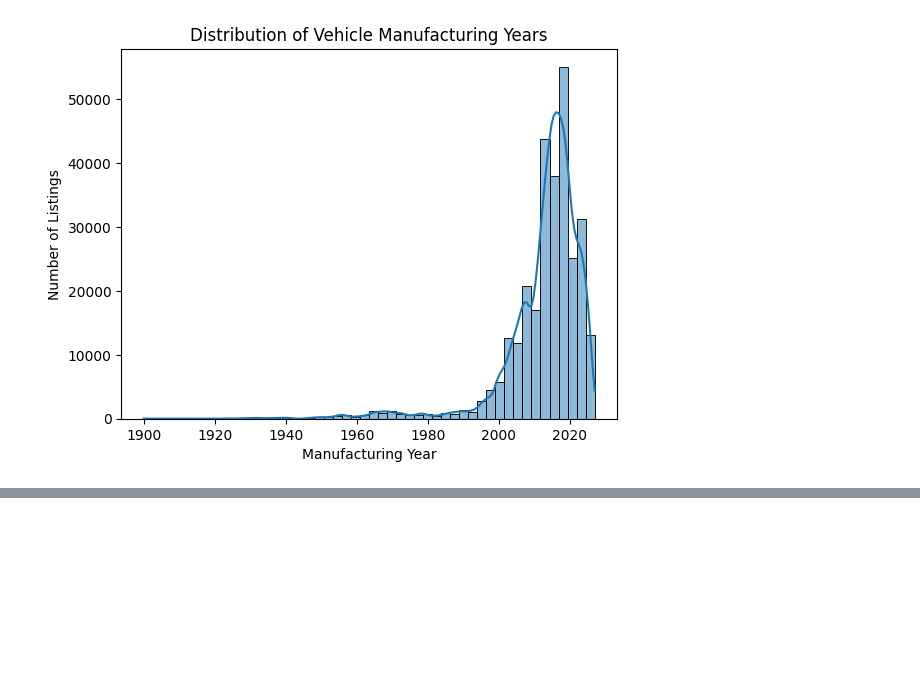
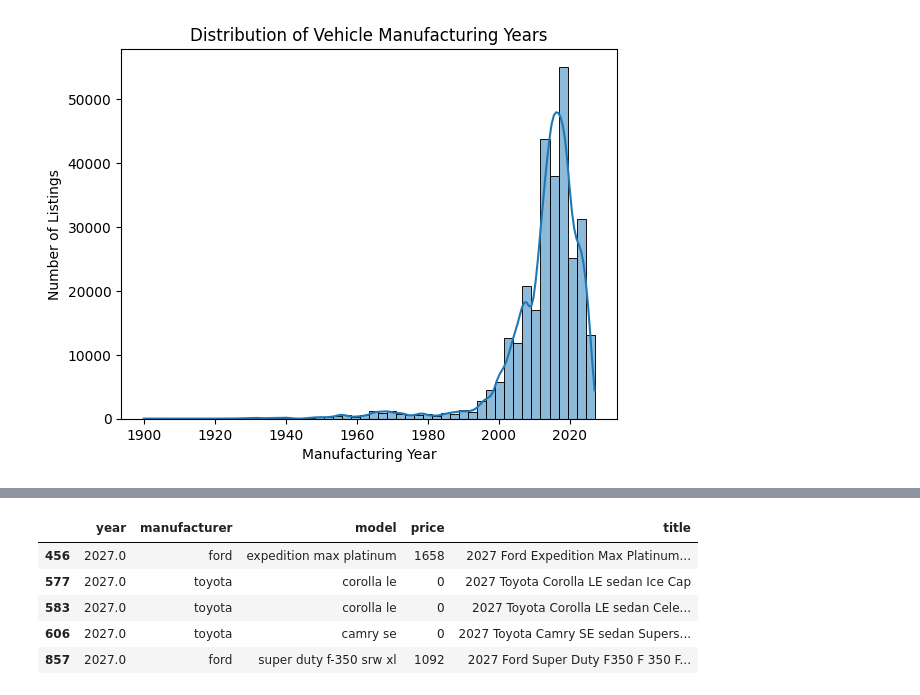
Before and after one commit to dahalaayush000-hue/Ml_journey, a Jupyter notebook: 2.Second/2.Feature_analysis.ipynb, the cells around one changed output, grey strips where cells are left out. Saved outputs shown, nothing was run; the diff lists cells and outputs as text; code cells hidden in the pictures; blank space fills up the shorter version.

```diff
--- a/2.Second/2.Feature_analysis.ipynb
+++ b/2.Second/2.Feature_analysis.ipynb
@@ -49,0 +64,12 @@ plt.show()
+# %%
+df.loc[
+    df['year'] >2026,
+    ['year', 'manufacturer', 'model', 'price', 'title']
+].head(5)
+# %% [output]
+|  | year | manufacturer | model | price | title |
+| 456 | 2027.0 | ford | expedition max platinum | 1658 | 2027 Ford Expedition Max Platinum... |
+| 577 | 2027.0 | toyota | corolla le | 0 | 2027 Toyota Corolla LE sedan Ice Cap |
+| 583 | 2027.0 | toyota | corolla le | 0 | 2027 Toyota Corolla LE sedan Cele... |
+| 606 | 2027.0 | toyota | camry se | 0 | 2027 Toyota Camry SE sedan Supers... |
+| 857 | 2027.0 | ford | super duty f-350 srw xl | 1092 | 2027 Ford Super Duty F350 F 350 F... |
```
Also changed, not shown: parts of 15 cells of this notebook.
